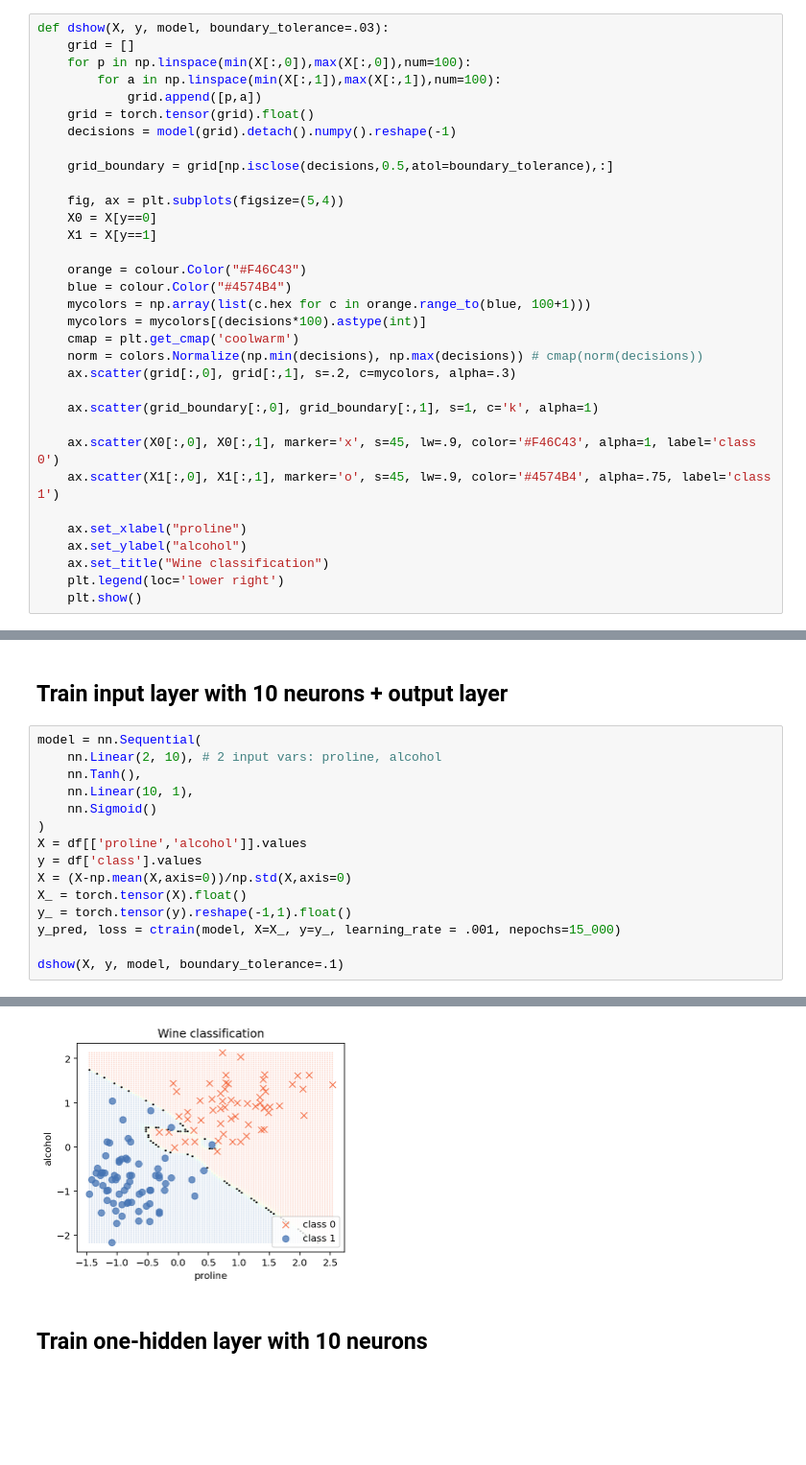
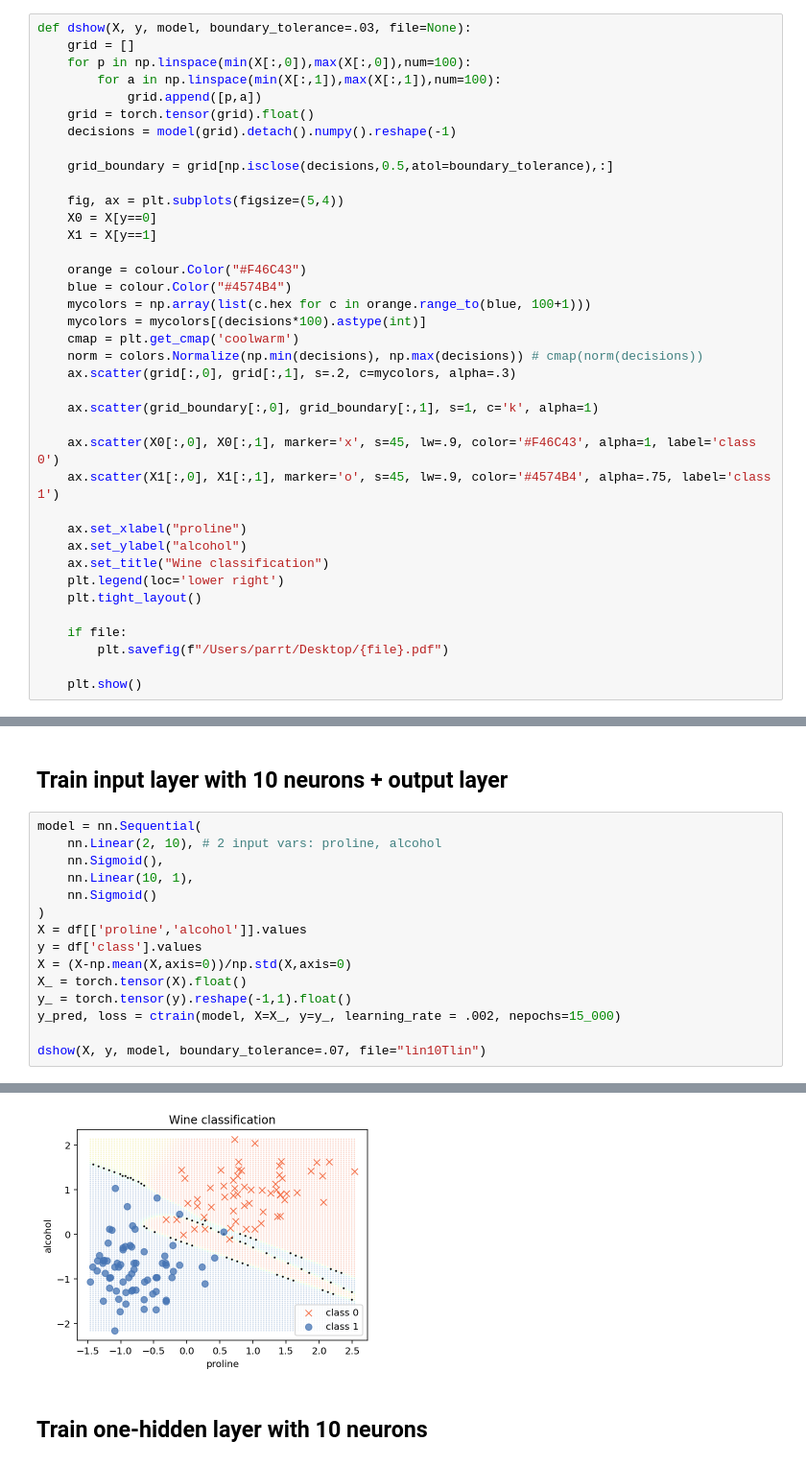
Before and after one commit to parrt/fundamentals-of-deep-learning, a Jupyter notebook: notebooks/wine-2-class.ipynb, the cells around one changed output, grey strips where cells are left out. Shown at 96% size. Drawn from its saved outputs; the diff is of its cells as text; blank space fills up the shorter version.

```diff
--- a/notebooks/wine-2-class.ipynb
+++ b/notebooks/wine-2-class.ipynb
@@ -83,7 +86,7 @@ def ctrain(model, X, y, learning_rate = .0001, nepochs=2000):
     print(f"LAST        cross entropy loss {loss:7.4f}")
     return y_pred, loss
 # %%
-def dshow(X, y, model, boundary_tolerance=.03):
+def dshow(X, y, model, boundary_tolerance=.03, file=None):
     grid = []
     for p in np.linspace(min(X[:,0]),max(X[:,0]),num=100):
         for a in np.linspace(min(X[:,1]),max(X[:,1]),num=100):
@@ -114,6 +117,11 @@ def dshow(X, y, model, boundary_tolerance=.03):
     ax.set_ylabel("alcohol")
     ax.set_title("Wine classification")
     plt.legend(loc='lower right')
+    plt.tight_layout()
+
+    if file:
+        plt.savefig(f"/Users/parrt/Desktop/{file}.pdf")
+
     plt.show()
 # %%
 model = nn.Sequential(
@@ -178,7 +186,7 @@ LAST        cross entropy loss  0.0370
 # %%
 model = nn.Sequential(
     nn.Linear(2, 10), # 2 input vars: proline, alcohol
-    nn.Tanh(),
+    nn.Sigmoid(),
     nn.Linear(10, 1),
     nn.Sigmoid()
 )
@@ -187,7 +195,7 @@ y = df['class'].values
 X = (X-np.mean(X,axis=0))/np.std(X,axis=0)
 X_ = torch.tensor(X).float()
 y_ = torch.tensor(y).reshape(-1,1).float()
-y_pred, loss = ctrain(model, X=X_, y=y_, learning_rate = .001, nepochs=15_000)
+y_pred, loss = ctrain(model, X=X_, y=y_, learning_rate = .002, nepochs=15_000)
 
-dshow(X, y, model, boundary_tolerance=.1)
+dshow(X, y, model, boundary_tolerance=.07, file="lin10Tlin")
 # %% [output]
@@ -206,4 +214,4 @@ LAST        cross entropy loss  0.0005
-[figure, old version]
+[figure, new version]
 # %% [markdown]
 ## Train one-hidden layer with 10 neurons
 # %%
```
Also changed, not shown: parts of 6 cells of this notebook, 5 other files.
